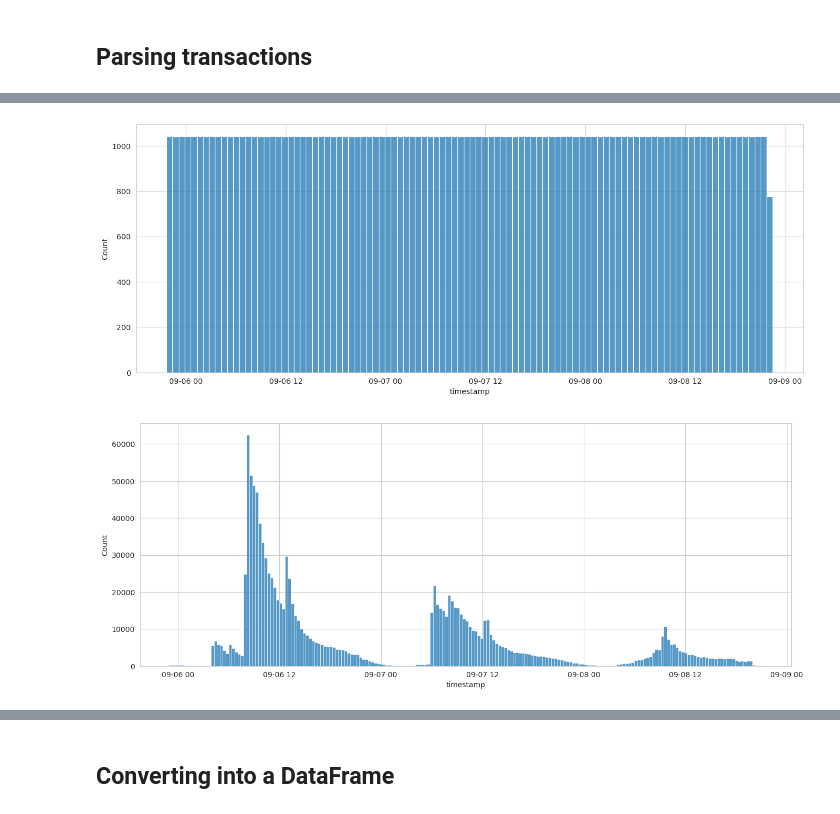
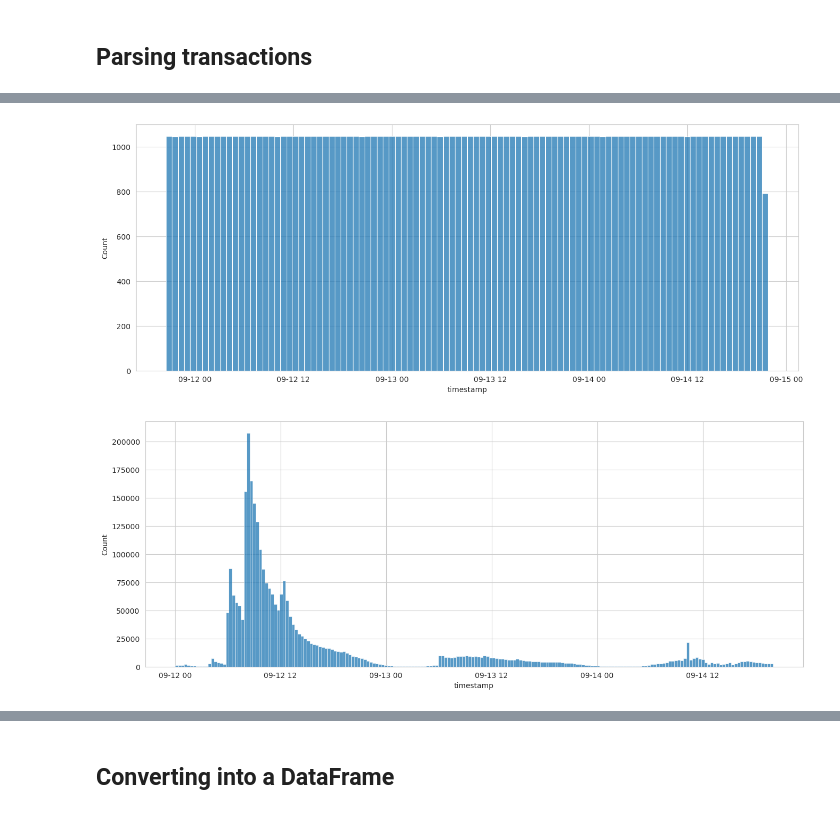
Before and after one commit to sslotin/feddeg, a Jupyter notebook: parse.ipynb, the cells around one changed output, grey strips where cells are left out. Saved outputs shown, nothing was run; the diff lists cells and outputs as text; code cells hidden in the pictures.

```diff
--- a/parse.ipynb
+++ b/parse.ipynb
@@ -161,8 +165,10 @@ voter_lists = defaultdict(list)
 raw_transactions = {}
 
 all_hashes = set()
+signature_hashes = set()
+
 removed_hashes = set()
-signature_hashes = set()
+restored_hashes = set()
 
 results = {}
 
@@ -171,7 +177,9 @@ votes = defaultdict(list)
 
 optypes = set()
 
-with open('edg2024.json', 'r') as file:
+counts = defaultdict(int)
+
+with open('../edg2025/edg2025.json', 'r') as file:
     for line in file:
         block = json.loads(line)
         blocks.append((block['timestamp'], block['transactionCount']))
@@ -189,7 +197,20 @@ with open('edg2024.json', 'r') as file:
                     uik = params['primaryUikNumber']
                     hashes = json.loads(params['userIdHashes'])
 
+                    #all_hashes.update(hashes)  # adds delay
+                    #if optype == 'addVotersList':
+                    #    for h in hashes:
+                    #        counts[h] += 1
+
                     voter_lists[(contract_id, uik)].append((optype, len(hashes)))
+
+                    if optype == 'removeFromVotersList':
+                        removed_hashes.update(hashes)
+                        #for h in hashes:
+                        #    counts[h] -= 1
+                    elif optype == 'addToVotersList':
+                        restored_hashes.update(hashes)
+
                     # check hashes?
                 elif optype == 'startVoting':
                     poll_id = json.loads(transaction['results'][0]['value'])['pollId']
@@ -212,28 +272,28 @@ data = [(to_dt(ts), count) for ts, count in blocks]
 df = pd.DataFrame(data, columns=['timestamp', 'transaction_count'])
 
 plt.figure(figsize=(16, 6))
-sns.histplot(df[df.timestamp > datetime(2024, 9, 5)].timestamp, bins=100)
+sns.histplot(df[df.timestamp > datetime(2025, 9, 10)].timestamp, bins=100)
 plt.show()
 # %% [output]
-[figure, old version]
+[figure, new version]
 # %%
 data = []
 
 for contract_id, l in signatures.items():
     for region, uik, ts in l:
         data.append((contract_id, region, uik, ts))
 
 df = pd.DataFrame(data, columns=['election', 'region', 'uik', 'timestamp'])
 
 
 plt.figure(figsize=(16, 6))
 
 #sns.histplot(df[(df.region == 2) & (df.timestamp < datetime(2024, 9, 6, 4, 10))].timestamp, bins=200)
 #sns.histplot(df[(df.region == 50) & (df.timestamp < datetime(2024, 9, 6, 8, 10))].timestamp, bins=200)
-#sns.histplot(df[(df.timestamp > datetime(2024, 9, 7, 12)) & (df.timestamp < datetime(2024, 9, 7, 14))].timestamp, bins=200)
-sns.histplot(df.timestamp[df.timestamp > datetime(2024, 9, 5)], bins=200)
+#sns.histplot(df[(df.timestamp > datetime(2025, 9, 12, 10)) & (df.timestamp < datetime(2025, 9, 12, 15))].timestamp, bins=200)
+sns.histplot(df.timestamp[df.timestamp > datetime(2025, 9, 10)], bins=200)
 
 plt.show()
 #plt.savefig('turnout.png')
 # %% [output]
-[figure, old version]
+[figure, new version]
```
Also changed, not shown: parts of 115 cells of this notebook.
